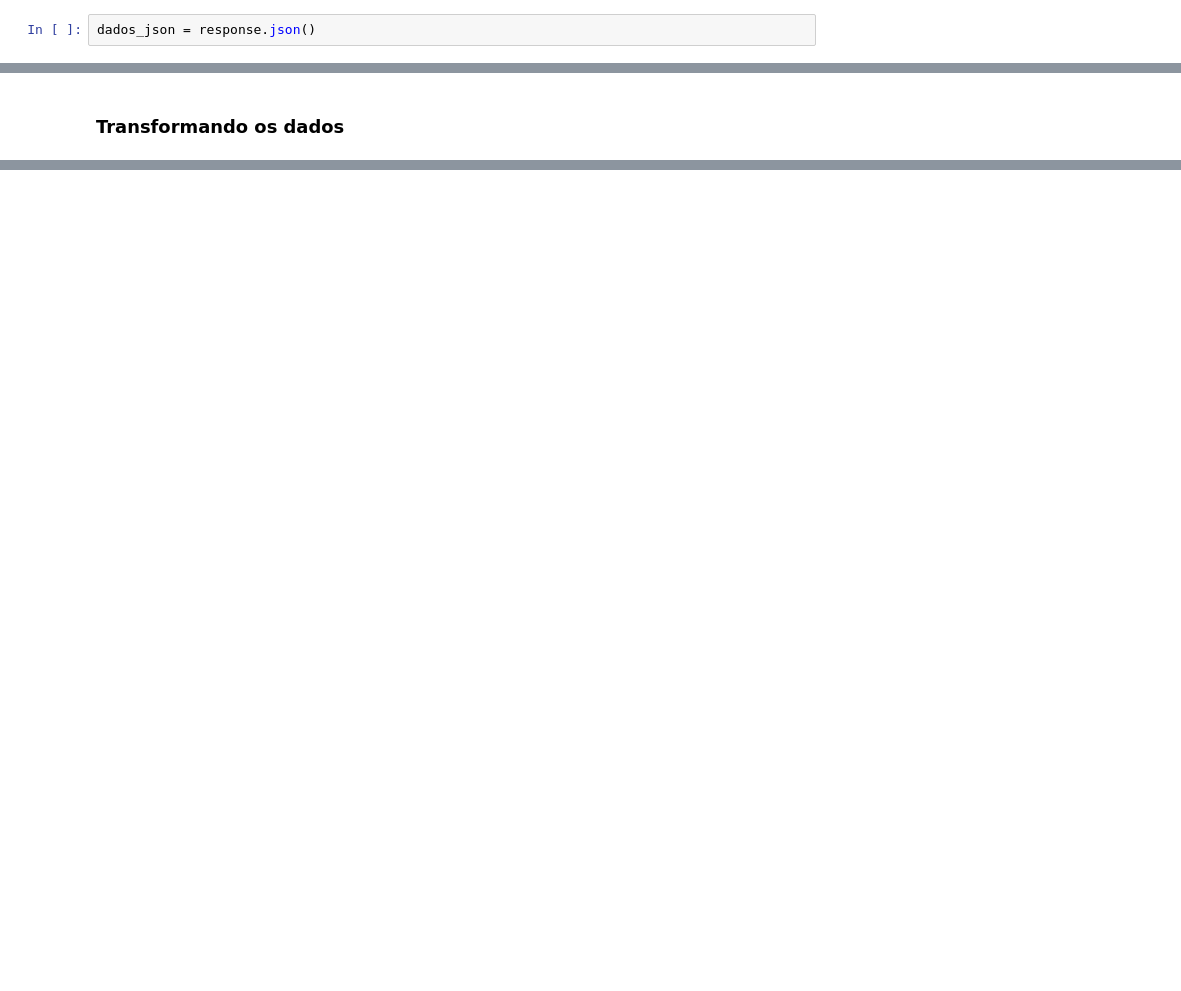
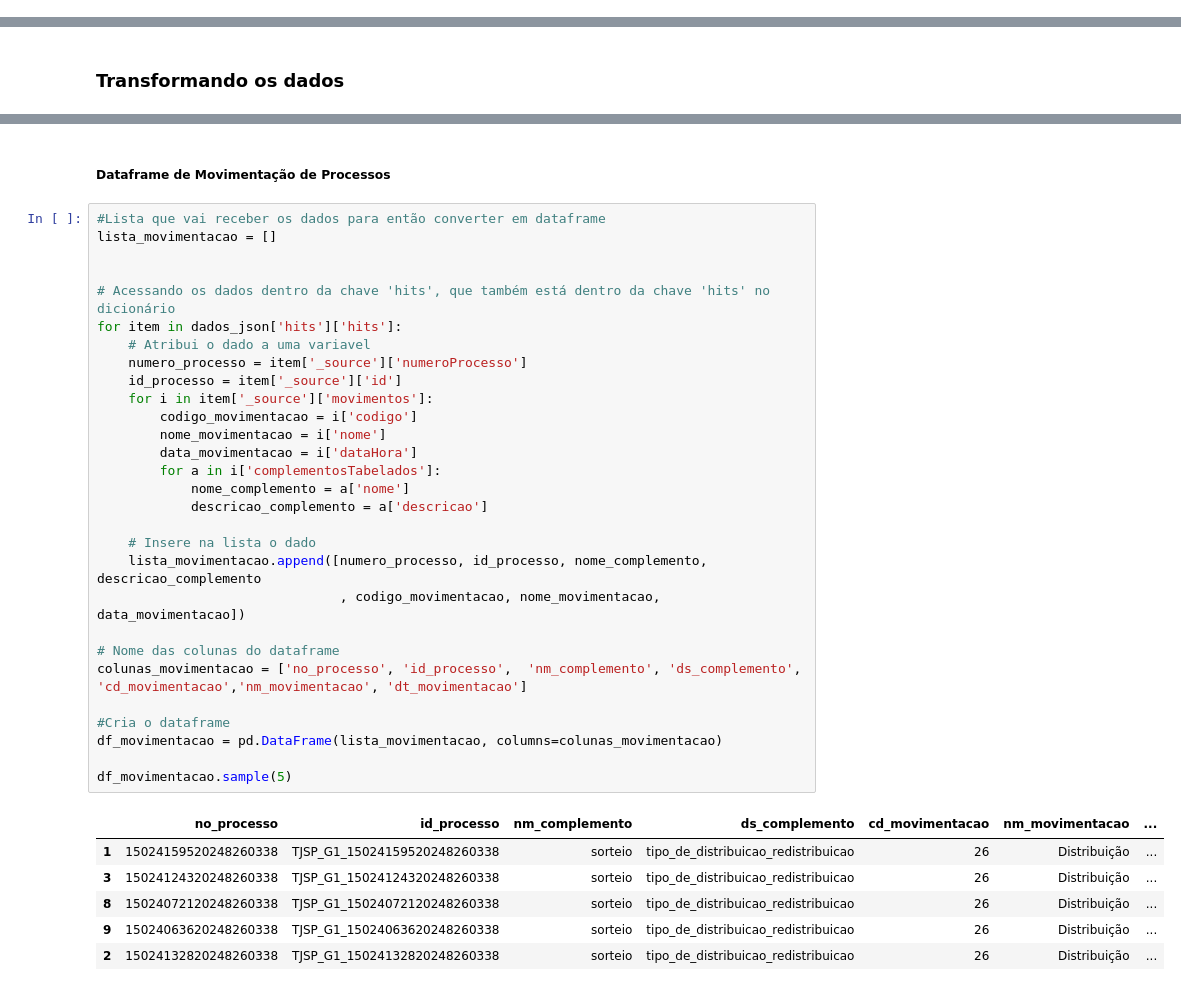
Before and after one commit to isabela-rodrigues/Python, a Jupyter notebook: Dados Públicos - TJESP/recuperacao_dados.ipynb, the cells around one changed output, grey strips where cells are left out. Drawn from its saved outputs; the diff is of its cells as text; blank space fills up the shorter version.

```diff
--- a/Dados Públicos - TJESP/recuperacao_dados.ipynb
+++ b/Dados Públicos - TJESP/recuperacao_dados.ipynb
@@ -46,2 +51,0 @@ response = requests.get(url=url, headers=headers, data=payload)
-# %%
-dados_json = response.json()
@@ -49,0 +172,38 @@ dados_json = response.json()
+# %% [markdown]
+##### Dataframe de Movimentação de Processos
+# %%
+#Lista que vai receber os dados para então converter em dataframe
+lista_movimentacao = []
+
+
+# Acessando os dados dentro da chave 'hits', que também está dentro da chave 'hits' no dicionário
+for item in dados_json['hits']['hits']:
+    # Atribui o dado a uma variavel
+    numero_processo = item['_source']['numeroProcesso']
+    id_processo = item['_source']['id']
+    for i in item['_source']['movimentos']:
+        codigo_movimentacao = i['codigo']
+        nome_movimentacao = i['nome']
+        data_movimentacao = i['dataHora']
+        for a in i['complementosTabelados']:
+            nome_complemento = a['nome']
+            descricao_complemento = a['descricao']
+
+    # Insere na lista o dado
+    lista_movimentacao.append([numero_processo, id_processo, nome_complemento, descricao_complemento
+                               , codigo_movimentacao, nome_movimentacao, data_movimentacao])
+
+# Nome das colunas do dataframe
+colunas_movimentacao = ['no_processo', 'id_processo',  'nm_complemento', 'ds_complemento', 'cd_movimentacao','nm_movimentacao', 'dt_movimentacao']
+
+#Cria o dataframe
+df_movimentacao = pd.DataFrame(lista_movimentacao, columns=colunas_movimentacao)
+
+df_movimentacao.sample(5)
+# %% [output]
+|  | no_processo | id_processo | nm_complemento | ds_complemento | cd_movimentacao | nm_movimentacao | ... |
+| 1 | 15024159520248260338 | TJSP_G1_15024159520248260338 | sorteio | tipo_de_distribuicao_redistribuicao | 26 | Distribuição | ... |
+| 3 | 15024124320248260338 | TJSP_G1_15024124320248260338 | sorteio | tipo_de_distribuicao_redistribuicao | 26 | Distribuição | ... |
+| 8 | 15024072120248260338 | TJSP_G1_15024072120248260338 | sorteio | tipo_de_distribuicao_redistribuicao | 26 | Distribuição | ... |
+| 9 | 15024063620248260338 | TJSP_G1_15024063620248260338 | sorteio | tipo_de_distribuicao_redistribuicao | 26 | Distribuição | ... |
+| 2 | 15024132820248260338 | TJSP_G1_15024132820248260338 | sorteio | tipo_de_distribuicao_redistribuicao | 26 | Distribuição | ... |
```
Also changed, not shown: parts of 6 cells of this notebook.
